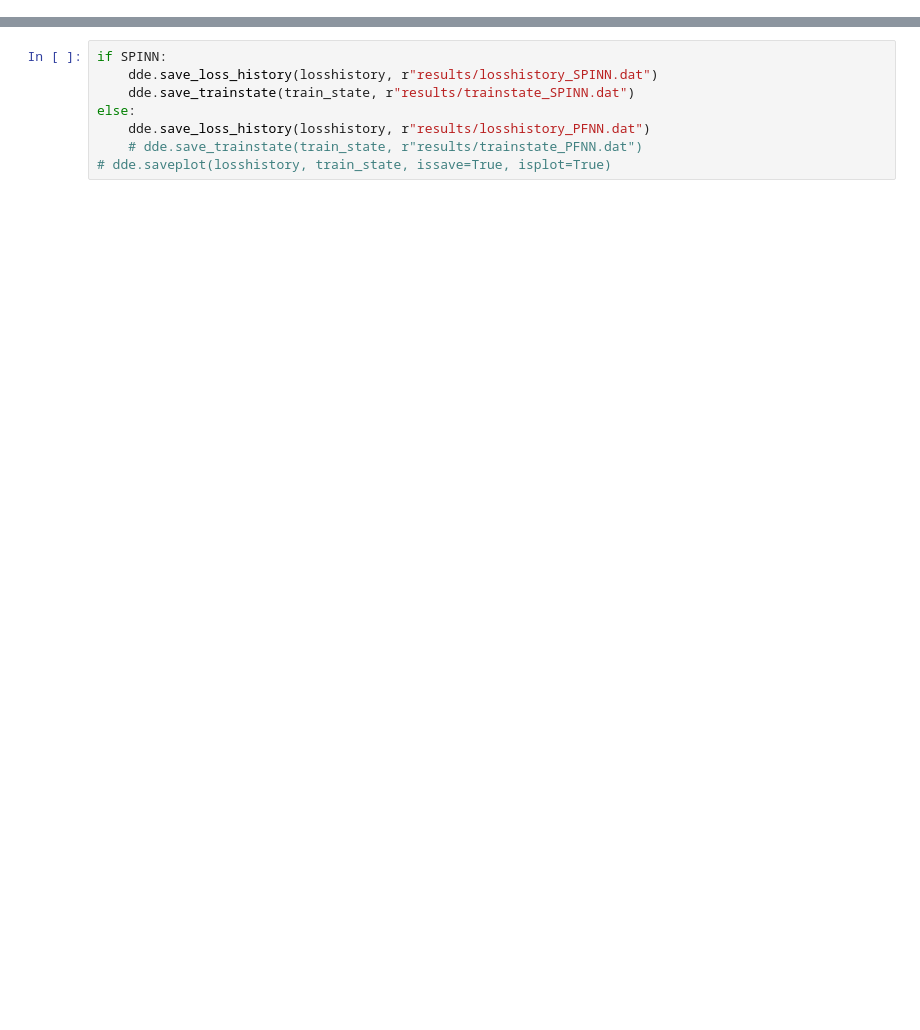
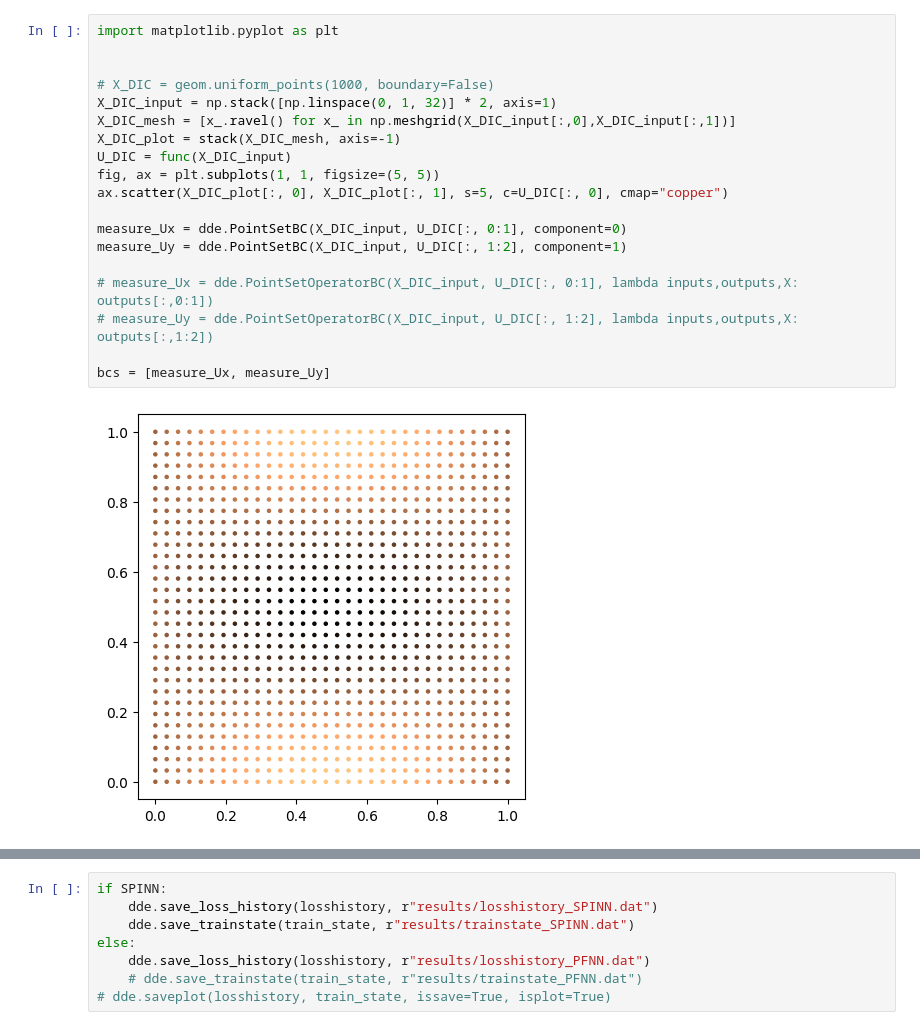
Before and after one commit to bonneted/pinn-cm, a Jupyter notebook: SPINN/elasticity_plate.ipynb, the cells around one changed output, grey strips where cells are left out. Saved outputs shown, nothing was run; the diff lists cells and outputs as text; blank space fills up the shorter version.

```diff
--- a/SPINN/elasticity_plate.ipynb
+++ b/SPINN/elasticity_plate.ipynb
@@ -166,0 +147,21 @@ Set the default automatic differentiation to forward mode.
+# %%
+import matplotlib.pyplot as plt
+
+
+# X_DIC = geom.uniform_points(1000, boundary=False)
+X_DIC_input = np.stack([np.linspace(0, 1, 32)] * 2, axis=1)
+X_DIC_mesh = [x_.ravel() for x_ in np.meshgrid(X_DIC_input[:,0],X_DIC_input[:,1])]
+X_DIC_plot = stack(X_DIC_mesh, axis=-1)
+U_DIC = func(X_DIC_input)
+fig, ax = plt.subplots(1, 1, figsize=(5, 5))
+ax.scatter(X_DIC_plot[:, 0], X_DIC_plot[:, 1], s=5, c=U_DIC[:, 0], cmap="copper")
+
+measure_Ux = dde.PointSetBC(X_DIC_input, U_DIC[:, 0:1], component=0)
+measure_Uy = dde.PointSetBC(X_DIC_input, U_DIC[:, 1:2], component=1)
+
+# measure_Ux = dde.PointSetOperatorBC(X_DIC_input, U_DIC[:, 0:1], lambda inputs,outputs,X: outputs[:,0:1])
+# measure_Uy = dde.PointSetOperatorBC(X_DIC_input, U_DIC[:, 1:2], lambda inputs,outputs,X: outputs[:,1:2])
+
+bcs = [measure_Ux, measure_Uy]
+# %% [output]
+[figure, added]
```
Also changed, not shown: parts of 3 cells of this notebook.
